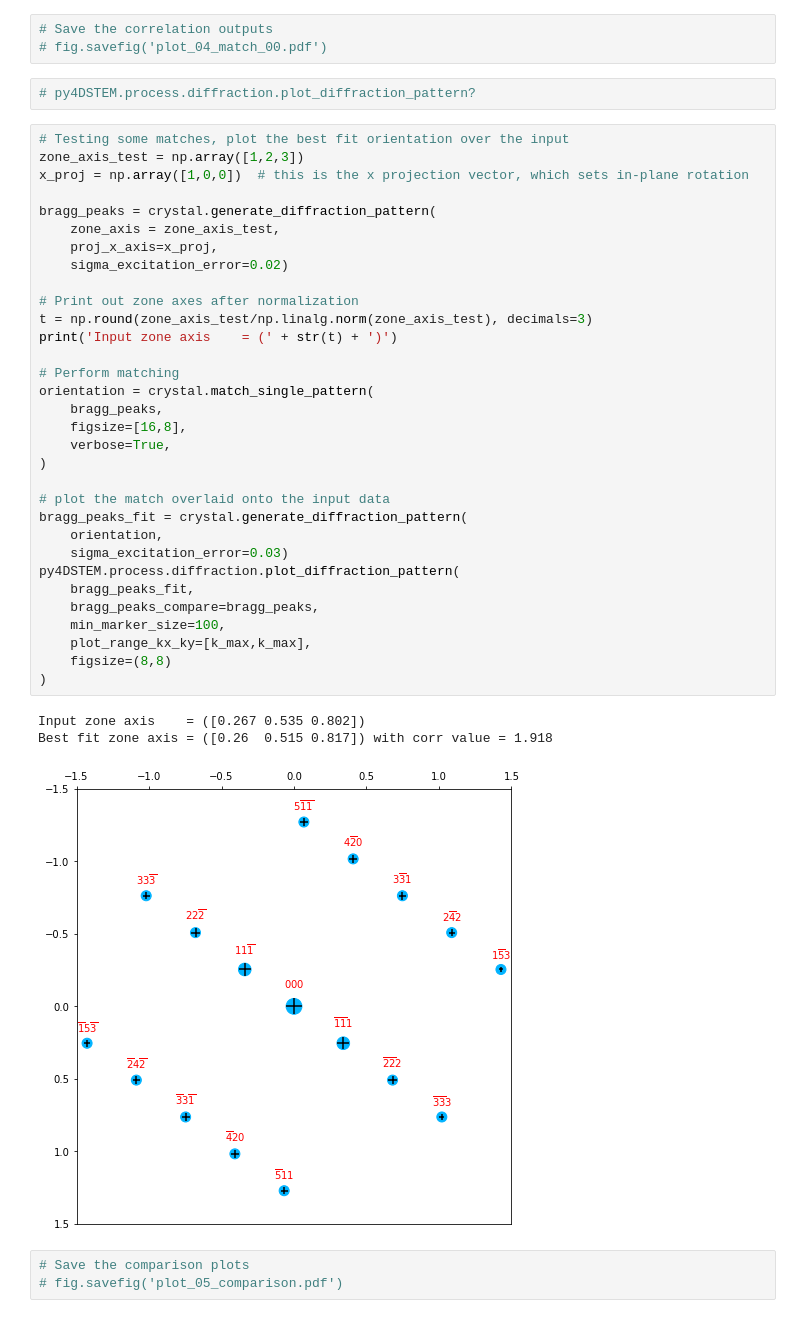
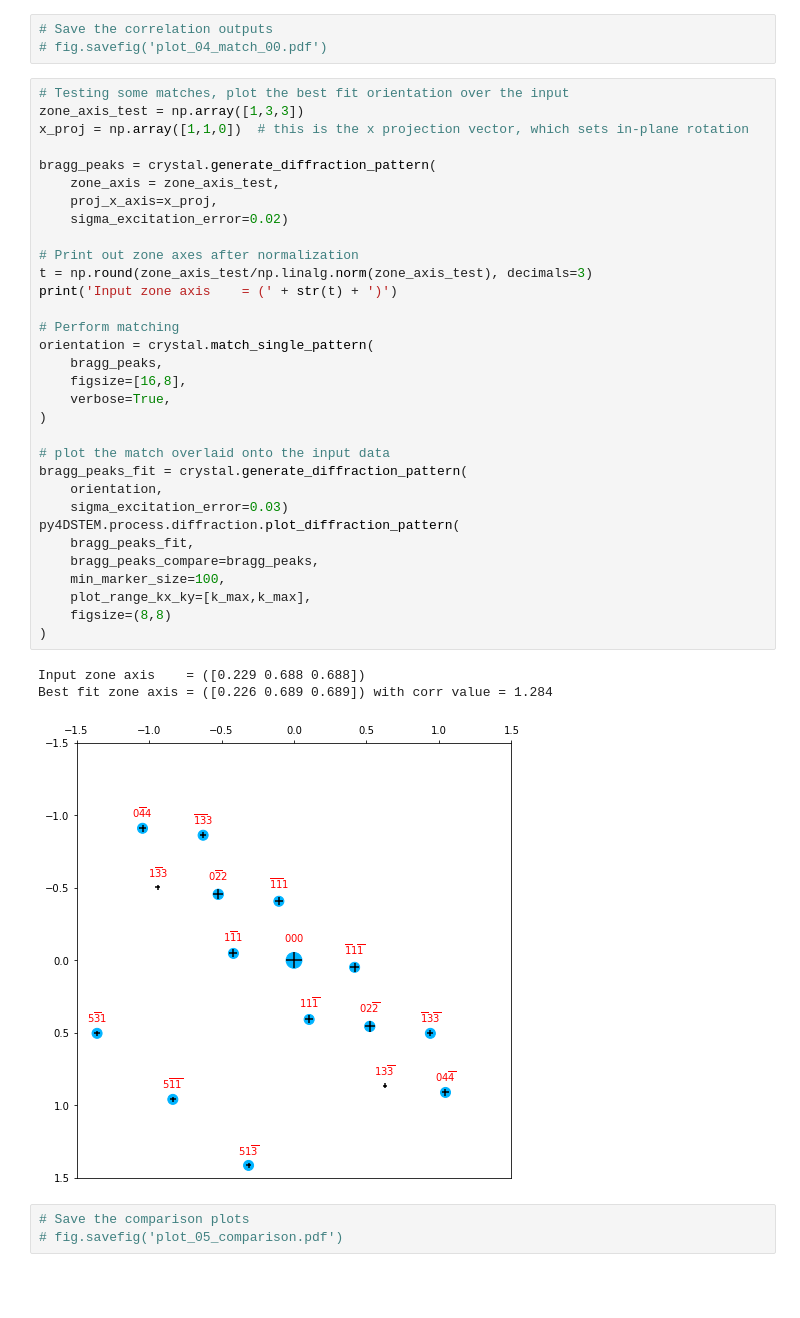
Before and after one commit to py4dstem/py4DSTEM_tutorials, a Jupyter notebook: notebooks/acom/ACOM_01_basics.ipynb, the cells around one changed output. Cells and saved outputs as stored; diff of their text form; blank space fills up the shorter version.

```diff
--- a/notebooks/acom/ACOM_01_basics.ipynb
+++ b/notebooks/acom/ACOM_01_basics.ipynb
@@ -194,44 +199,42 @@ Best fit zone axis = ([0.26  0.515 0.817]) with corr value = 1.918
 # %%
 # Save the correlation outputs
 # fig.savefig('plot_04_match_00.pdf')
-# %%
-# py4DSTEM.process.diffraction.plot_diffraction_pattern?
 # %%
 # Testing some matches, plot the best fit orientation over the input
-zone_axis_test = np.array([1,2,3])
-x_proj = np.array([1,0,0])  # this is the x projection vector, which sets in-plane rotation
+zone_axis_test = np.array([1,3,3])
+x_proj = np.array([1,1,0])  # this is the x projection vector, which sets in-plane rotation
 
 bragg_peaks = crystal.generate_diffraction_pattern(
     zone_axis = zone_axis_test,
     proj_x_axis=x_proj,
     sigma_excitation_error=0.02)
 
 # Print out zone axes after normalization
 t = np.round(zone_axis_test/np.linalg.norm(zone_axis_test), decimals=3)
 print('Input zone axis    = (' + str(t) + ')')
 
 # Perform matching
 orientation = crystal.match_single_pattern(
     bragg_peaks,
     figsize=[16,8],
     verbose=True,
 )
 
 # plot the match overlaid onto the input data
 bragg_peaks_fit = crystal.generate_diffraction_pattern(
     orientation,
     sigma_excitation_error=0.03)
 py4DSTEM.process.diffraction.plot_diffraction_pattern(
     bragg_peaks_fit,
     bragg_peaks_compare=bragg_peaks,
     min_marker_size=100,
     plot_range_kx_ky=[k_max,k_max],
     figsize=(8,8)
 )
 # %% [output]
-Input zone axis    = ([0.267 0.535 0.802])
-Best fit zone axis = ([0.26  0.515 0.817]) with corr value = 1.918
+Input zone axis    = ([0.229 0.688 0.688])
+Best fit zone axis = ([0.226 0.689 0.689]) with corr value = 1.284
-[figure, old version]
+[figure, new version]
 # %%
 # Save the comparison plots
 # fig.savefig('plot_05_comparison.pdf')
```
Also changed, not shown: parts of 4 cells of this notebook.
